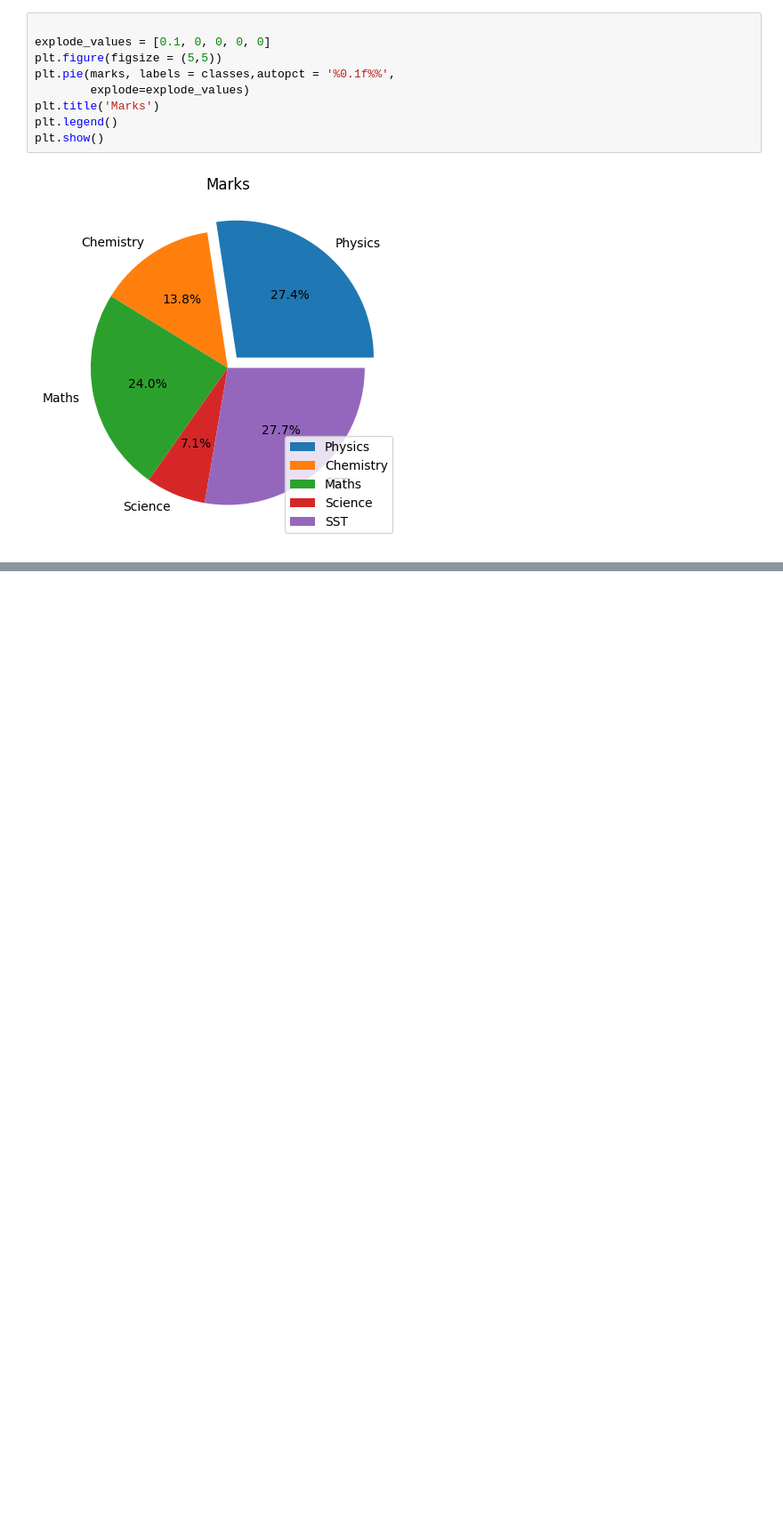
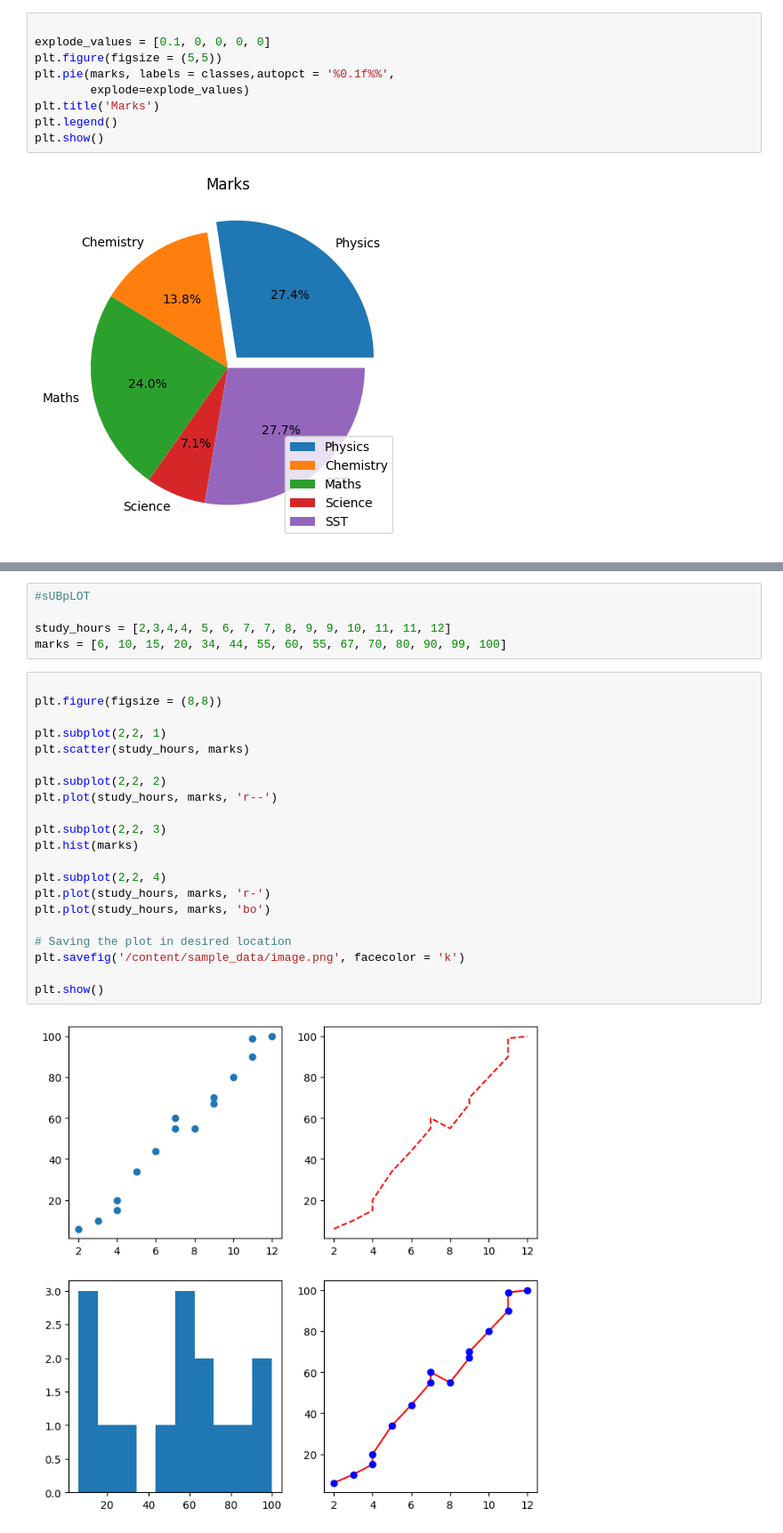
Before and after one commit to asupraja3/py-ml-toolkit-collab, a Jupyter notebook: Matplotlib_collab.ipynb, the cells around one changed output, grey strips where cells are left out. Shown: that part at 89% size. Saved outputs shown, nothing was run; the diff lists cells and outputs as text; blank space fills up the shorter version.

```diff
--- a/Matplotlib_collab.ipynb
+++ b/Matplotlib_collab.ipynb
@@ -354,0 +365,28 @@ plt.show()
+# %%
+#sUBpLOT
+
+study_hours = [2,3,4,4, 5, 6, 7, 7, 8, 9, 9, 10, 11, 11, 12]
+marks = [6, 10, 15, 20, 34, 44, 55, 60, 55, 67, 70, 80, 90, 99, 100]
+# %%
+
+plt.figure(figsize = (8,8))
+
+plt.subplot(2,2, 1)
+plt.scatter(study_hours, marks)
+
+plt.subplot(2,2, 2)
+plt.plot(study_hours, marks, 'r--')
+
+plt.subplot(2,2, 3)
+plt.hist(marks)
+
+plt.subplot(2,2, 4)
+plt.plot(study_hours, marks, 'r-')
+plt.plot(study_hours, marks, 'bo')
+
+# Saving the plot in desired location
+plt.savefig('/content/sample_data/image.png', facecolor = 'k')
+
+plt.show()
+# %% [output]
+[figure, added]
```
Also changed, not shown: parts of 5 cells of this notebook.
